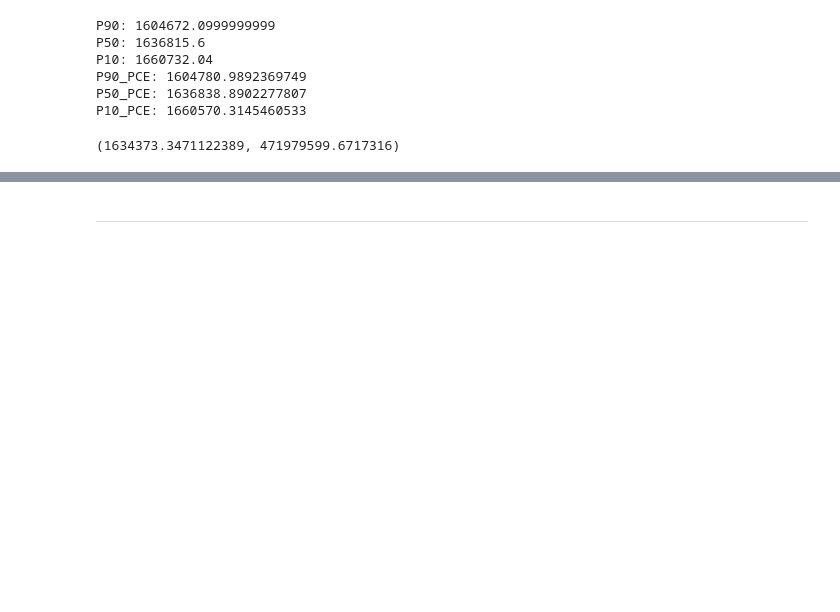
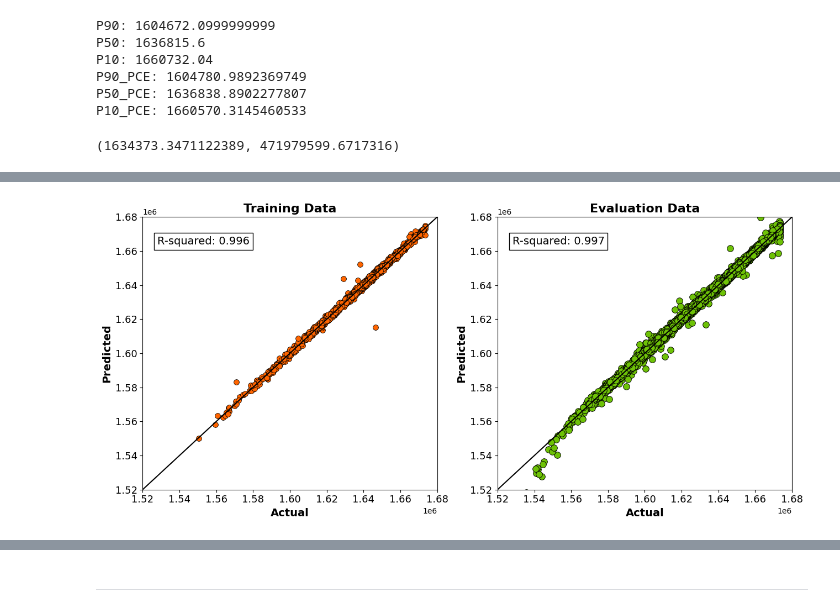
Before and after one commit to TMhdSofyan/Convergence_Analysis, a Jupyter notebook: Revised_Degree9_Tuned_V2.ipynb, the cells around one changed output, grey strips where cells are left out. Cells and saved outputs as stored; diff of their text form; code cells hidden in the pictures; blank space fills up the shorter version.

```diff
--- a/Revised_Degree9_Tuned_V2.ipynb
+++ b/Revised_Degree9_Tuned_V2.ipynb
@@ -2313,0 +2384,6 @@ mean_cum_oil, variance_cum_oil
+# %%
+# Step 9: Create a dataframe to store actual and predicted values
+loo_cv_results = pd.DataFrame({
+    'Cum_Oil': actual_values,
+    'Cum_Oil_PCE': predicted_values
+})
@@ -2313,0 +2418,12 @@ mean_cum_oil, variance_cum_oil
+# %%
+# Get the remaining data that was not part of the sampled_1000
+Test_Data = df2.drop(train_data6.index)
+# Prepare the feature matrix X_test and target vector y_test for the test set
+X_test = Test_Data.drop(columns="Cum_Oil").to_numpy()  # Drop the target column for testing features
+
+y_test = pce.predict(X_test)
+# %%
+# Add the predicted_y as a new column to the Z DataFrame
+Test_Data['Cum_Oil_PCE'] = y_test
+
+Test_Data.head()
@@ -2313,0 +2475,81 @@ mean_cum_oil, variance_cum_oil
+# %%
+import matplotlib.pyplot as plt
+import seaborn as sns
+from sklearn.metrics import r2_score
+import pandas as pd
+
+# Provided datasets
+y_train = loo_cv_results['Cum_Oil']
+y_train_PCE = loo_cv_results['Cum_Oil_PCE']
+
+y_test = Test_Data['Cum_Oil']
+y_test_PCE = Test_Data['Cum_Oil_PCE']
+
+# Set custom limits for both axes
+x_min, x_max = 1.52e6, 1.68e6
+y_min, y_max = 1.52e6, 1.68e6
+
+# Calculate R-squared scores for training and test sets
+train_r2 = r2_score(y_train, y_train_PCE)
+test_r2 = r2_score(y_test, y_test_PCE)
+
+# Create dataframes with the actual and predicted values for training and test sets
+train_data1 = pd.DataFrame({'Actual': y_train, 'Predicted': y_train_PCE})
+test_data = pd.DataFrame({'Actual': y_test, 'Predicted': y_test_PCE})
+
+# Create separate plots for training and test sets
+fig, axes = plt.subplots(1, 2, figsize=(13, 6))
+
+# Plot training set
+sns.scatterplot(data=train_data1, x='Actual', y='Predicted', ax=axes[0], s=50, color='#FF6500', edgecolor='black')
+axes[0].set_title('Training Data', fontsize=16, fontweight='bold')
+axes[0].set_xlabel('Actual', fontsize=14, fontweight='bold')
+axes[0].set_ylabel('Predicted', fontsize=14, fontweight='bold')
+
+# Set custom xlim and ylim
+axes[0].set_xlim([x_min, x_max])
+axes[0].set_ylim([y_min, y_max])
+
+# Add grid line
+#axes[0].grid(True)
+
+# Add 1:1 line extending from (x_min, y_min) to (x_max, y_max)
+axes[0].plot([x_min, x_max], [y_min, y_max], color='black', linestyle='-')
+
+# Add R-squared score as text inside the plot
+axes[0].text(0.05, 0.9, f'R-squared: {train_r2:.3f}', transform=axes[0].transAxes, fontsize=14,
+             bbox=dict(facecolor='white', edgecolor='black', boxstyle='square'))
+
+# Adjust tick label size and bold
+axes[0].tick_params(axis='x', labelsize=13, labelcolor='black')
+axes[0].tick_params(axis='y', labelsize=13, labelcolor='black')
+
+# Plot test set
+sns.scatterplot(data=test_data, x='Actual', y='Predicted', ax=axes[1], s=70, color='#6EC207', edgecolor='black')
+axes[1].set_title('Evaluation Data', fontsize=16, fontweight='bold')
+axes[1].set_xlabel('Actual', fontsize=14, fontweight='bold')
+axes[1].set_ylabel('Predicted', fontsize=14, fontweight='bold')
+
+# Set custom xlim and ylim
+axes[1].set_xlim([x_min, x_max])
+axes[1].set_ylim([y_min, y_max])
+
+# Add grid line
+#axes[1].grid(True)
+
+# Add 1:1 line extending from (x_min, y_min) to (x_max, y_max)
+axes[1].plot([x_min, x_max], [y_min, y_max], color='black', linestyle='-')
+
+# Add R-squared score for test set as text inside the plot
+axes[1].text(0.05, 0.9, f'R-squared: {test_r2:.3f}', transform=axes[1].transAxes, fontsize=14,
+             bbox=dict(facecolor='white', edgecolor='black', boxstyle='square'))
+
+# Adjust tick label size and bold
+axes[1].tick_params(axis='x', labelsize=13, labelcolor='black')
+axes[1].tick_params(axis='y', labelsize=13, labelcolor='black')
+
+plt.tight_layout()
+fig.savefig('/content/drive/MyDrive/THESIS/Picture_Degree9/Crossplot 1760 Sample.png', dpi=300)
+plt.show()
+# %% [output]
+[figure, added]
```
Also changed, not shown: parts of 38 cells of this notebook.
